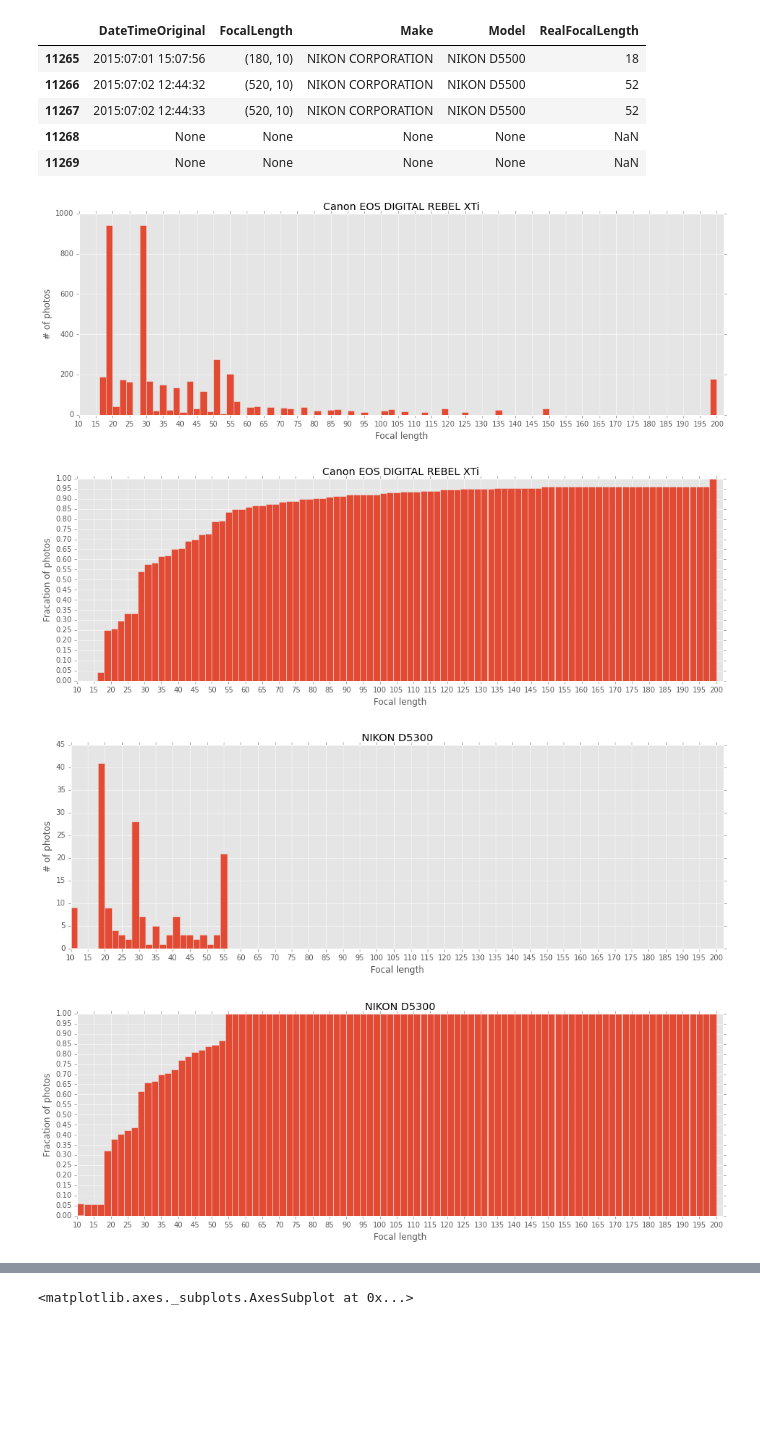
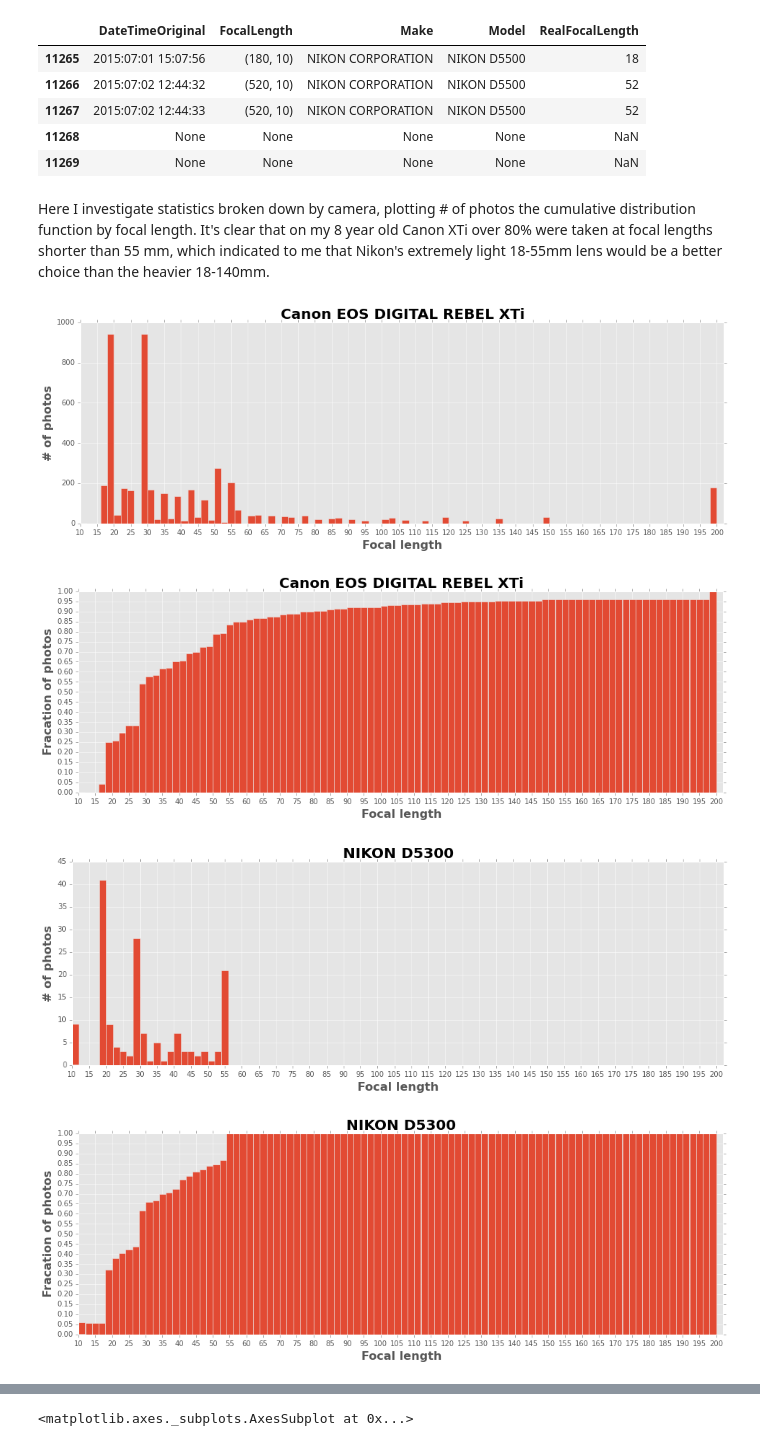
Before and after one commit to VaultHack/img-exif, a Jupyter notebook: img-exif.ipynb, the cells around one changed output, grey strips where cells are left out. Saved outputs shown, nothing was run; the diff lists cells and outputs as text; code cells hidden in the pictures; blank space fills up the shorter version.

```diff
--- a/img-exif.ipynb
+++ b/img-exif.ipynb
@@ -12,9 +14,8 @@ matplotlib.style.use('ggplot')
 # %%
 import exif_data
 # %%
-reload(exif_data)
-rows=['DateTimeOriginal', 'FocalLength', 'Make', 'Model']
-df = exif_data.make_df(('/Users/frank/Pictures/Photos Library.photoslibrary/Masters'), columns=rows)
+df = exif_data.make_df('/Users/frank/Pictures/Photos Library.photoslibrary/Masters',
+                       columns=['DateTimeOriginal', 'FocalLength', 'Make', 'Model'])
 df.head()
 # %% [output]
 |  | DateTimeOriginal | FocalLength | Make | Model |
@@ -26,6 +29,8 @@ df.head()
 # %%
 exif_df = df.copy()
-exif_df['RealFocalLength'] = exif_df['FocalLength'].apply(lambda x: x[0] / float(x[1]) if x is not None else None)
+exif_df['RealFocalLength'] = exif_df['FocalLength'].apply(
+    lambda x: x[0] / float(x[1]) if x is not None else None
+)
 exif_df.tail()
 # %% [output]
 |  | DateTimeOriginal | FocalLength | Make | Model | RealFocalLength |
@@ -34,35 +39,48 @@ exif_df.tail()
 | 11267 | 2015:07:02 12:44:33 | (520, 10) | NIKON CORPORATION | NIKON D5500 | 52 |
 | 11268 | None | None | None | None | NaN |
 | 11269 | None | None | None | None | NaN |
+# %% [markdown]
+Here I investigate statistics broken down by camera, plotting # of photos the cumulative distribution function by focal length. It's clear that on my 8 year old Canon XTi over 80% were taken at focal lengths shorter than 55 mm, which indicated to me that Nikon's extremely light 18-55mm lens would be a better choice than the heavier 18-140mm.
 # %%
 def format_plot(x_range, xticks, yticks, ylabel, xlabel, title):
+    """Set names, labels and axis limits on the current matplotlib plot.
+    """
+    axis_label_props_dict = {'fontsize': 16, 'fontweight': 'bold'}
+    title_props_dict = {'fontsize': 20, 'fontweight': 'bold'}
     plt.xlim(x_range)
     plt.gca().set_xticks(xticks);
     if yticks is not None:
         plt.gca().set_yticks(yticks);
-    plt.ylabel(ylabel)
-    plt.xlabel(xlabel)
-    plt.title(title)
+    plt.ylabel(ylabel, **axis_label_props_dict)
+    plt.xlabel(xlabel, **axis_label_props_dict)
+    plt.title(title, **title_props_dict)
 
 def plot_for_camera(model):
+    """Generate a histrogram and CDF by focal length for the provided model
+    of camera.
+    """
     plt.figure()
     xti = exif_df.query('Model == "{}"'.format(model))
     xti['RealFocalLength'].hist(bins=xrange(10, 202, 2), figsize=(16, 5))
-    format_plot([10, 202], xrange(10, 202, 5), None, '# of photos', 'Focal length', model)
+    format_plot([10, 202], xrange(10, 202, 5), None,
+                '# of photos', 'Focal length', model)
     plt.figure()
     xti['RealFocalLength'].hist(bins=xrange(10, 202, 2),
                                 figsize=(16, 5),
                                 cumulative=True,
                                 normed=True)
-    format_plot([10, 202], xrange(10, 202, 5), np.arange(0, 1.01, .05), 'Fracation of photos', 'Focal length', model)
+    format_plot([10, 202], xrange(10, 202, 5), np.arange(0, 1.01, .05),
+                'Fracation of photos', 'Focal length', model)
     plt.ylim([0, 1])
 
-plot_for_camera('Canon EOS DIGITAL REBEL XTi')
-plot_for_camera('NIKON D5300')
-plot_for_camera('NIKON D5500')
-plot_for_camera('Canon PowerShot S90')
+camera_models = ['Canon EOS DIGITAL REBEL XTi',
+                 'NIKON D5300',
+                 'NIKON D5500',
+                 'Canon PowerShot S90']
+for model in camera_models:
+    plot_for_camera(model)
 # %% [output]
-[figure, old version]
+[figure, new version]
-[figure, old version]
+[figure, new version]
-[figure, old version]
+[figure, new version]
-[figure, old version]
+[figure, new version]
```
Also changed, not shown: parts of 12 cells of this notebook.
